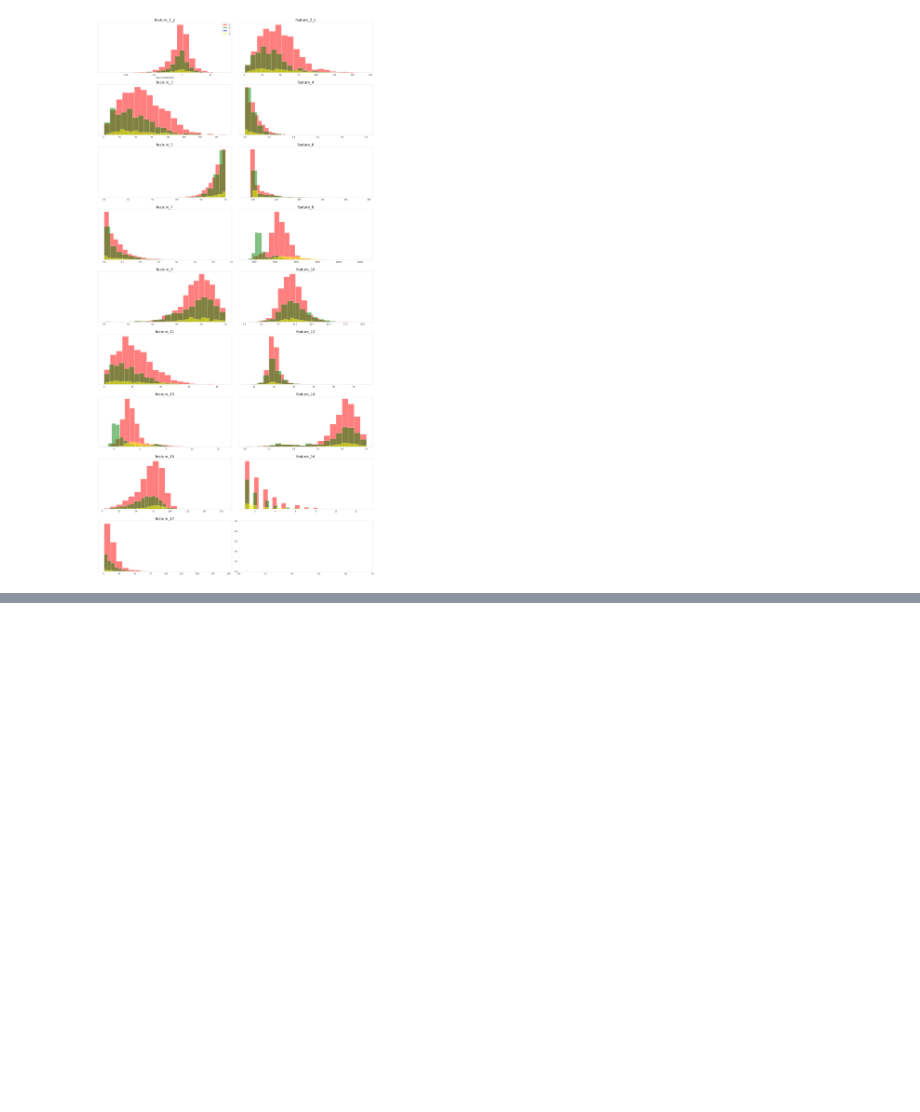
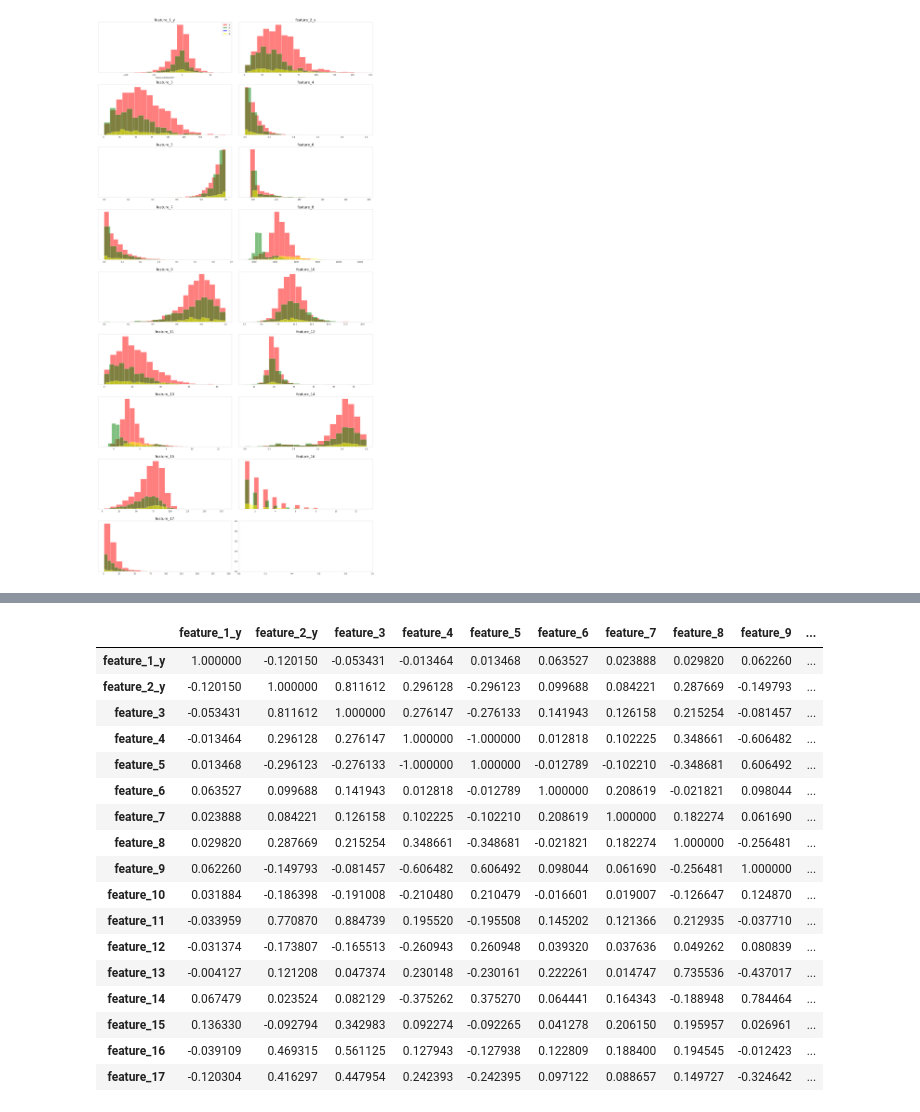
Before and after one commit to vitalv/courier, a Jupyter notebook: courier.ipynb, the cells around one changed output, grey strips where cells are left out. Cells and saved outputs as stored; diff of their text form; code cells hidden in the pictures; blank space fills up the shorter version.

```diff
--- a/courier.ipynb
+++ b/courier.ipynb
@@ -57,0 +139,21 @@ merge['feature_2_x_'] = [int(i) for i in feature_2_x_]
+# %%
+data[weekly_features].corr()
+# %% [output]
+|  | feature_1_y | feature_2_y | feature_3 | feature_4 | feature_5 | feature_6 | feature_7 | feature_8 | feature_9 | ... |
+| feature_1_y | 1.000000 | -0.120150 | -0.053431 | -0.013464 | 0.013468 | 0.063527 | 0.023888 | 0.029820 | 0.062260 | ... |
+| feature_2_y | -0.120150 | 1.000000 | 0.811612 | 0.296128 | -0.296123 | 0.099688 | 0.084221 | 0.287669 | -0.149793 | ... |
+| feature_3 | -0.053431 | 0.811612 | 1.000000 | 0.276147 | -0.276133 | 0.141943 | 0.126158 | 0.215254 | -0.081457 | ... |
+| feature_4 | -0.013464 | 0.296128 | 0.276147 | 1.000000 | -1.000000 | 0.012818 | 0.102225 | 0.348661 | -0.606482 | ... |
+| feature_5 | 0.013468 | -0.296123 | -0.276133 | -1.000000 | 1.000000 | -0.012789 | -0.102210 | -0.348681 | 0.606492 | ... |
+| feature_6 | 0.063527 | 0.099688 | 0.141943 | 0.012818 | -0.012789 | 1.000000 | 0.208619 | -0.021821 | 0.098044 | ... |
+| feature_7 | 0.023888 | 0.084221 | 0.126158 | 0.102225 | -0.102210 | 0.208619 | 1.000000 | 0.182274 | 0.061690 | ... |
+| feature_8 | 0.029820 | 0.287669 | 0.215254 | 0.348661 | -0.348681 | -0.021821 | 0.182274 | 1.000000 | -0.256481 | ... |
+| feature_9 | 0.062260 | -0.149793 | -0.081457 | -0.606482 | 0.606492 | 0.098044 | 0.061690 | -0.256481 | 1.000000 | ... |
+| feature_10 | 0.031884 | -0.186398 | -0.191008 | -0.210480 | 0.210479 | -0.016601 | 0.019007 | -0.126647 | 0.124870 | ... |
+| feature_11 | -0.033959 | 0.770870 | 0.884739 | 0.195520 | -0.195508 | 0.145202 | 0.121366 | 0.212935 | -0.037710 | ... |
+| feature_12 | -0.031374 | -0.173807 | -0.165513 | -0.260943 | 0.260948 | 0.039320 | 0.037636 | 0.049262 | 0.080839 | ... |
+| feature_13 | -0.004127 | 0.121208 | 0.047374 | 0.230148 | -0.230161 | 0.222261 | 0.014747 | 0.735536 | -0.437017 | ... |
+| feature_14 | 0.067479 | 0.023524 | 0.082129 | -0.375262 | 0.375270 | 0.064441 | 0.164343 | -0.188948 | 0.784464 | ... |
+| feature_15 | 0.136330 | -0.092794 | 0.342983 | 0.092274 | -0.092265 | 0.041278 | 0.206150 | 0.195957 | 0.026961 | ... |
+| feature_16 | -0.039109 | 0.469315 | 0.561125 | 0.127943 | -0.127938 | 0.122809 | 0.188400 | 0.194545 | -0.012423 | ... |
+| feature_17 | -0.120304 | 0.416297 | 0.447954 | 0.242393 | -0.242395 | 0.097122 | 0.088657 | 0.149727 | -0.324642 | ... |
```
Also changed, not shown: parts of 18 cells of this notebook, 3 other files.
